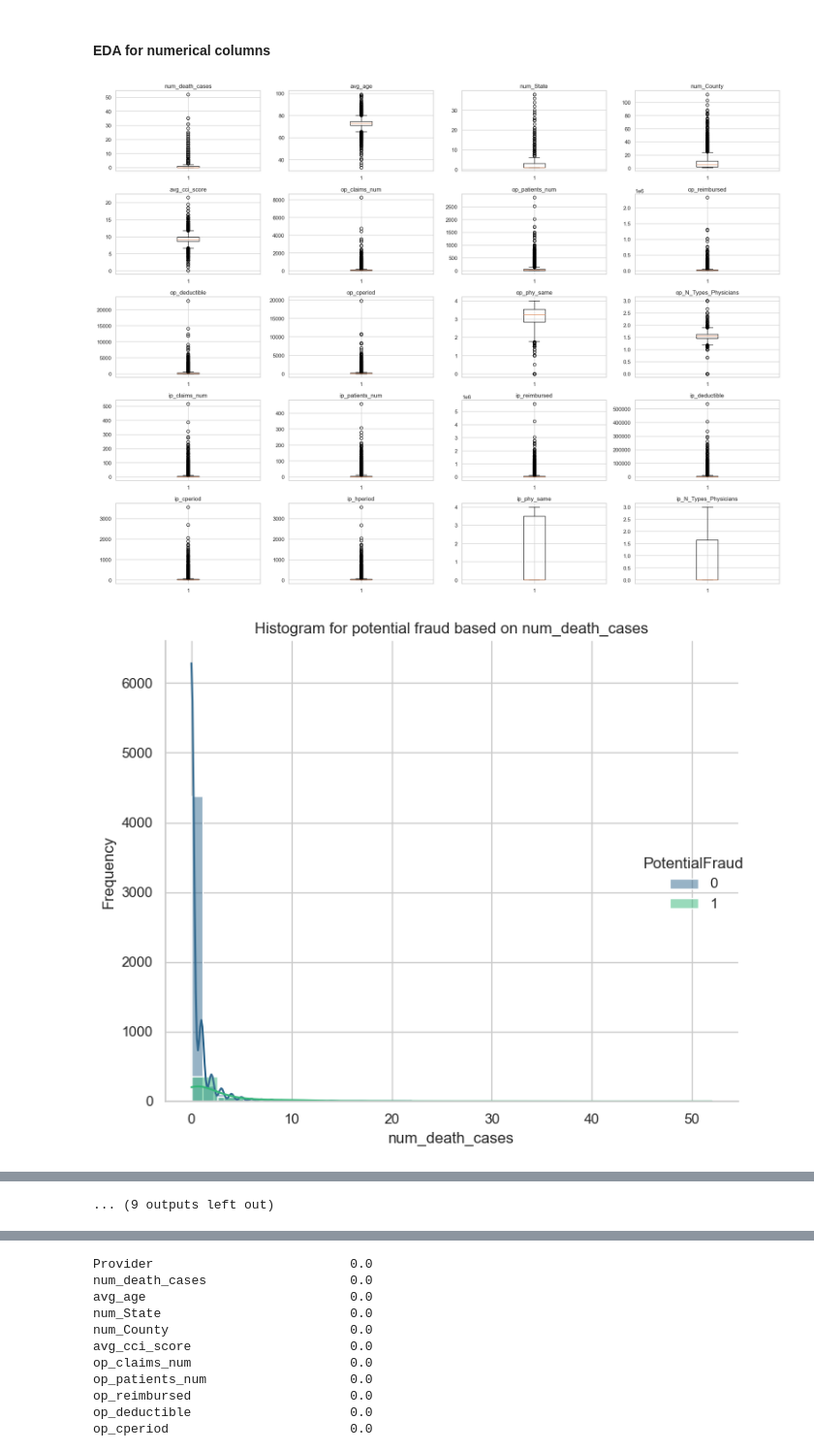
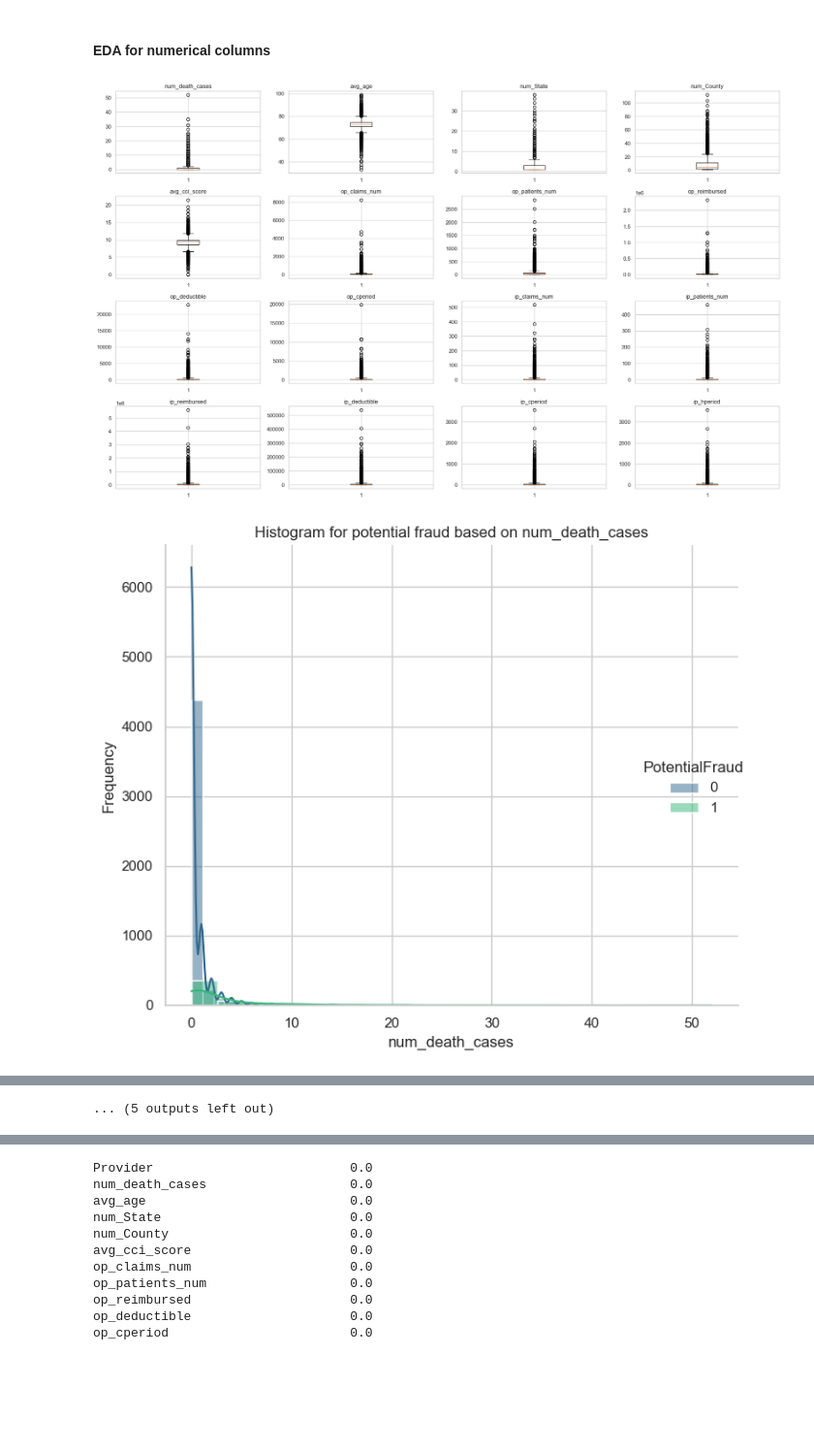
Before and after one commit to yingliu1206/Fraud-detection-In-Health-Care, a Jupyter notebook: code_v2.ipynb, the cells around one changed output, grey strips where cells are left out. Shown at 97% size. Cells and saved outputs as stored; diff of their text form; code cells hidden in the pictures; blank space fills up the shorter version.

```diff
--- a/code_v2.ipynb
+++ b/code_v2.ipynb
@@ -472,13 +469,10 @@ Train_Inpatientdata[['AttendingPhysician', 'OperatingPhysician', 'OtherPhysician
 # number of different physicians who attend a patient
 Train_Inpatientdata['N_Types_Physicians'] = Train_Inpatientdata['AttendingPhysician'] +  Train_Inpatientdata['OperatingPhysician'] + Train_Inpatientdata['OtherPhysician']
 # %%
-df8 = agg_calculation(Train_Inpatientdata,
-                    groupby_col = 'Provider',
-                    agg_col = 'N_Types_Physicians',
-                    sort_col = 'ip_N_Types_Physicians',
-                    agg_method_lst = ['mean'],
-                    col_name_lst = ['Provider', 'ip_N_Types_Physicians']
-                       )
+df8 = Train_Inpatientdata.groupby('Provider')['N_Types_Physicians'].apply(lambda x: x.value_counts().idxmax()).reset_index()
+df8.columns = ['Provider', 'ip_N_Types_Physicians']
+df8 = df8.sort_values(by = ['ip_N_Types_Physicians'], ascending= False).reset_index(drop = True)
+
 df_merged = df_merged.merge(df8, how = 'outer', on = 'Provider')
 df_merged
 # %% [output]
@@ -826,13 +820,10 @@ df_merged_op
 # %%
 Train_Outpatientdata['phy_same'] = Train_Outpatientdata.apply(physician_same, axis=1)
 # %%
-df18 = agg_calculation(Train_Outpatientdata,
-                    groupby_col = 'Provider',
-                    agg_col = 'phy_same',
-                    sort_col = 'op_phy_same',
-                    agg_method_lst = ['mean'],
-                    col_name_lst = ['Provider', 'op_phy_same']
-                       )
+df18 = Train_Outpatientdata.groupby('Provider')['phy_same'].apply(lambda x: x.value_counts().idxmax()).reset_index()
+df18.columns = ['Provider', 'op_phy_same']
+df18 = df18.sort_values(by = ['op_phy_same'], ascending=False).reset_index(drop = True)
+
 df_merged_op = df_merged_op.merge(df18, how = 'outer', on = 'Provider')
 df_merged_op
 # %% [output]
@@ -858,13 +849,10 @@ Train_Outpatientdata[['AttendingPhysician', 'OperatingPhysician', 'OtherPhysicia
 # number of different physicians who attend a patient
 Train_Outpatientdata['N_Types_Physicians'] = Train_Outpatientdata['AttendingPhysician'] +  Train_Outpatientdata['OperatingPhysician'] + Train_Outpatientdata['OtherPhysician']
 # %%
-df19 = agg_calculation(Train_Outpatientdata,
-                    groupby_col = 'Provider',
-                    agg_col = 'N_Types_Physicians',
-                    sort_col = 'op_N_Types_Physicians',
-                    agg_method_lst = ['mean'],
-                    col_name_lst = ['Provider', 'op_N_Types_Physicians']
-                       )
+df19 = Train_Outpatientdata.groupby('Provider')['N_Types_Physicians'].apply(lambda x: x.value_counts().idxmax()).reset_index()
+df19.columns = ['Provider', 'op_N_Types_Physicians']
+df19 = df19.sort_values(by = ['op_N_Types_Physicians'], ascending= False).reset_index(drop = True)
+
 df_merged_op = df_merged_op.merge(df19, how = 'outer', on = 'Provider')
 df_merged_op
 # %% [output]
@@ -1316,35 +1304,34 @@ df_final[df_final.select_dtypes(include=['int', 'float']).columns] = df_final.se
 # %%
 # Columns to normalize
 columns_to_normalize = ['num_death_cases', 'avg_age', 'num_State', 'num_County',
-        'avg_cci_score', 'op_claims_num', 'op_patients_num', 'op_reimbursed',
-        'op_deductible', 'op_cperiod', 'op_phy_same', 'op_N_Types_Physicians',
-        'ip_claims_num', 'ip_patients_num', 'ip_reimbursed', 'ip_deductible',
-        'ip_cperiod', 'ip_hperiod', 'ip_phy_same', 'ip_N_Types_Physicians']
+       'avg_cci_score', 'op_claims_num', 'op_patients_num', 'op_reimbursed',
+       'op_deductible', 'op_cperiod', 'ip_claims_num', 'ip_patients_num',
+       'ip_reimbursed', 'ip_deductible','ip_cperiod', 'ip_hperiod']
 
 # Create a boxplot for each column
 plt.figure(figsize=(20, 15))
 for i, column in enumerate(columns_to_normalize, 1):
     plt.subplot(5, 4, i)
     plt.boxplot(df_final[column])
     plt.title(column)
     plt.tight_layout()  # Adjust layout to prevent overlap
 
 plt.show()
 # Plot histograms for each numerical column
 for column in columns_to_normalize:
     g = sns.FacetGrid(df_final, hue="PotentialFraud", height=6, palette='viridis')
     g.map(sns.histplot, column, kde=True, bins=20).add_legend()
 
     # Set the title and labels
     plt.title(f'Histogram for potential fraud based on {column}')
     plt.xlabel(column)
     plt.ylabel('Frequency')
 
     # Adjust layout and show the plot
     plt.tight_layout()
     plt.show()
 # %% [output]
-[figure, old version]
+[figure, new version]
 [figure]
 [figure]
 [figure]
@@ -1359 +1346 @@ for column in columns_to_normalize:
-... (9 outputs left out)
+... (5 outputs left out)
```
Also changed, not shown: parts of 30 cells of this notebook.
